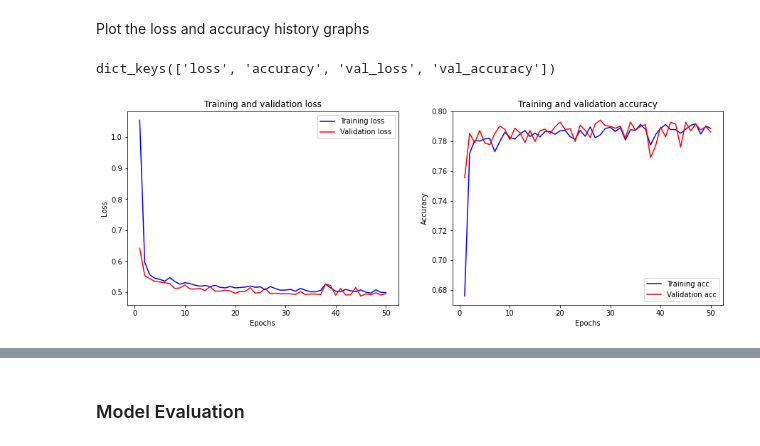
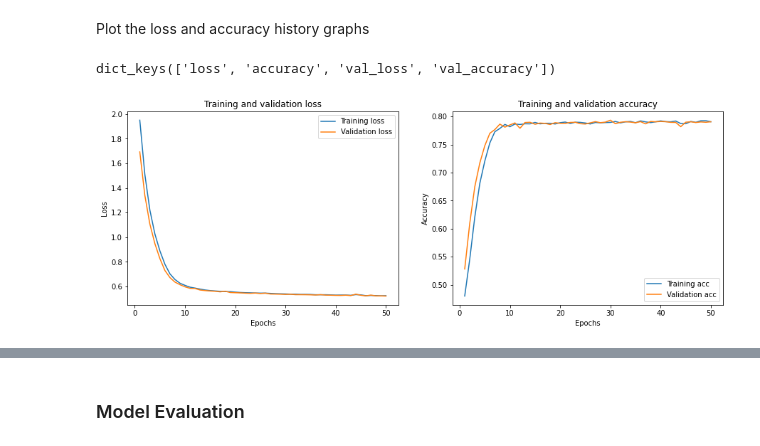
Before and after one commit to lokeshkumarn/Notebooks, a Jupyter notebook: DL_MovieReview_DropOut_Moved.ipynb, the cells around one changed output, grey strips where cells are left out. Drawn from its saved outputs; the diff is of its cells as text; code cells hidden in the pictures.

```diff
--- a/DL_MovieReview_DropOut_Moved.ipynb
+++ b/DL_MovieReview_DropOut_Moved.ipynb
@@ -191,10 +197,11 @@ model.add(hub_layer)
 model.add(keras.layers.Dense(64, activation='relu',kernel_regularizer=keras.regularizers.l2(0.01),
                 activity_regularizer=keras.regularizers.l2(0.01)) )
 
-model.add(keras.layers.Dense(64, activation='relu',kernel_regularizer=keras.regularizers.l2(0.01),
+model.add(keras.layers.Dropout(0.3)) #moved one layer above and reduced to 30%
+
+model.add(keras.layers.Dense(32, activation='relu',kernel_regularizer=keras.regularizers.l2(0.01),
                 activity_regularizer=keras.regularizers.l2(0.01)))
 
-model.add(keras.layers.Dropout(0.5))
 
 model.add(keras.layers.Dense(16, activation='relu',kernel_regularizer=keras.regularizers.l2(0.01),
                 activity_regularizer=keras.regularizers.l2(0.01)))
@@ -234,4 +242,4 @@ _________________________________________________________________
 # %%
-model.compile(optimizer=tf.keras.optimizers.Adam(learning_rate=0.01,name='Adam'),#Use an appropriate optimizer
+model.compile(optimizer=tf.keras.optimizers.Adam(learning_rate=0.001,name='Adam'),#Use an appropriate optimizer
               loss='binary_crossentropy',#appropriate loss function
               metrics=['accuracy'])#Use accuracy as metric
@@ -269,39 +280,37 @@ Epoch 50/50
 # %% [markdown]
 Plot the loss and accuracy history graphs
-# %%
-history_dict = history.history
-print(history_dict.keys())
-
-acc = history_dict['accuracy']
-val_acc = history_dict['val_accuracy']
-loss = history_dict['loss']
-val_loss = history_dict['val_loss']
-
-epochs = range(1, len(acc) + 1)
-# %% [output]
-dict_keys(['loss', 'accuracy', 'val_loss', 'val_accuracy'])
 # %%
+history_dict = history.history
+print(history_dict.keys())
+
+acc = history_dict['accuracy']
+val_acc = history_dict['val_accuracy']
+loss = history_dict['loss']
+val_loss = history_dict['val_loss']
+
+epochs = range(1, len(acc) + 1)
+
 fix,ax = plt.subplots(1,2, figsize=(15,5))
 ax1 = ax[0] # to plot Training Loss
 ax2 = ax[1] # to plot Training Accuracy
-
-ax1.plot(epochs, loss, 'b', label='Training loss')# "bo" is for "blue dot"
-ax1.plot(epochs, val_loss, 'r', label='Validation loss')# b is for "solid blue line"
+ax1.plot(epochs, loss, label='Training loss')
+ax1.plot(epochs, val_loss,  label='Validation loss')
 ax1.set_title('Training and validation loss')
 ax1.set_xlabel('Epochs')
 ax1.set_ylabel('Loss')
 ax1.legend()
 
-ax2.plot(epochs, acc, 'b', label='Training acc')
-ax2.plot(epochs, val_acc, 'r', label='Validation acc')
+ax2.plot(epochs, acc, label='Training acc')
+ax2.plot(epochs, val_acc,  label='Validation acc')
 ax2.set_title('Training and validation accuracy')
 ax2.set_xlabel('Epochs')
 ax2.set_ylabel('Accuracy')
 ax2.legend()
 
 plt.show()
 # %% [output]
+dict_keys(['loss', 'accuracy', 'val_loss', 'val_accuracy'])
-[figure, old version]
+[figure, new version]
 # %%
 #Time taken to train
 print("Time taken to train the NN:",end_train - start_train," seconds")
```
Also changed, not shown: parts of 16 cells of this notebook.
